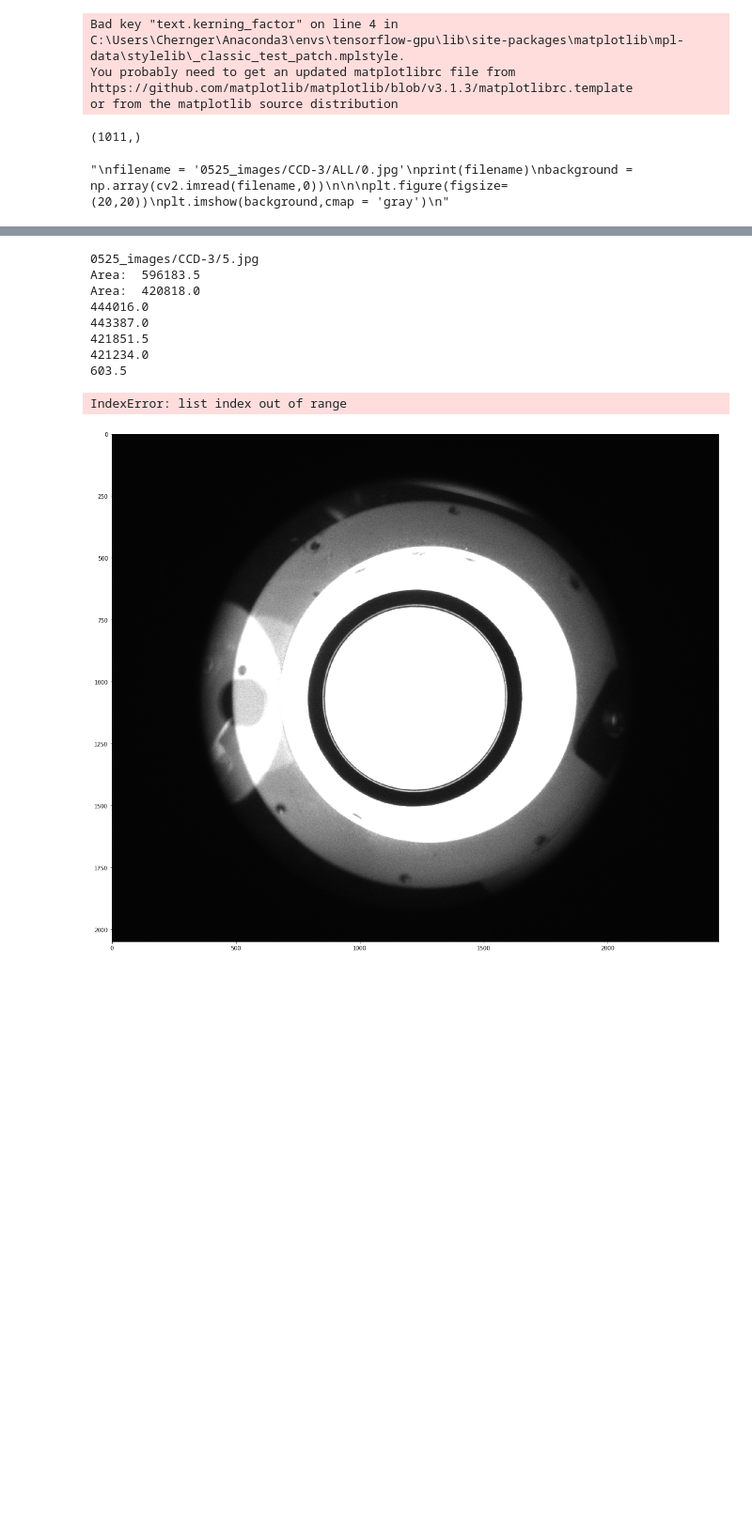
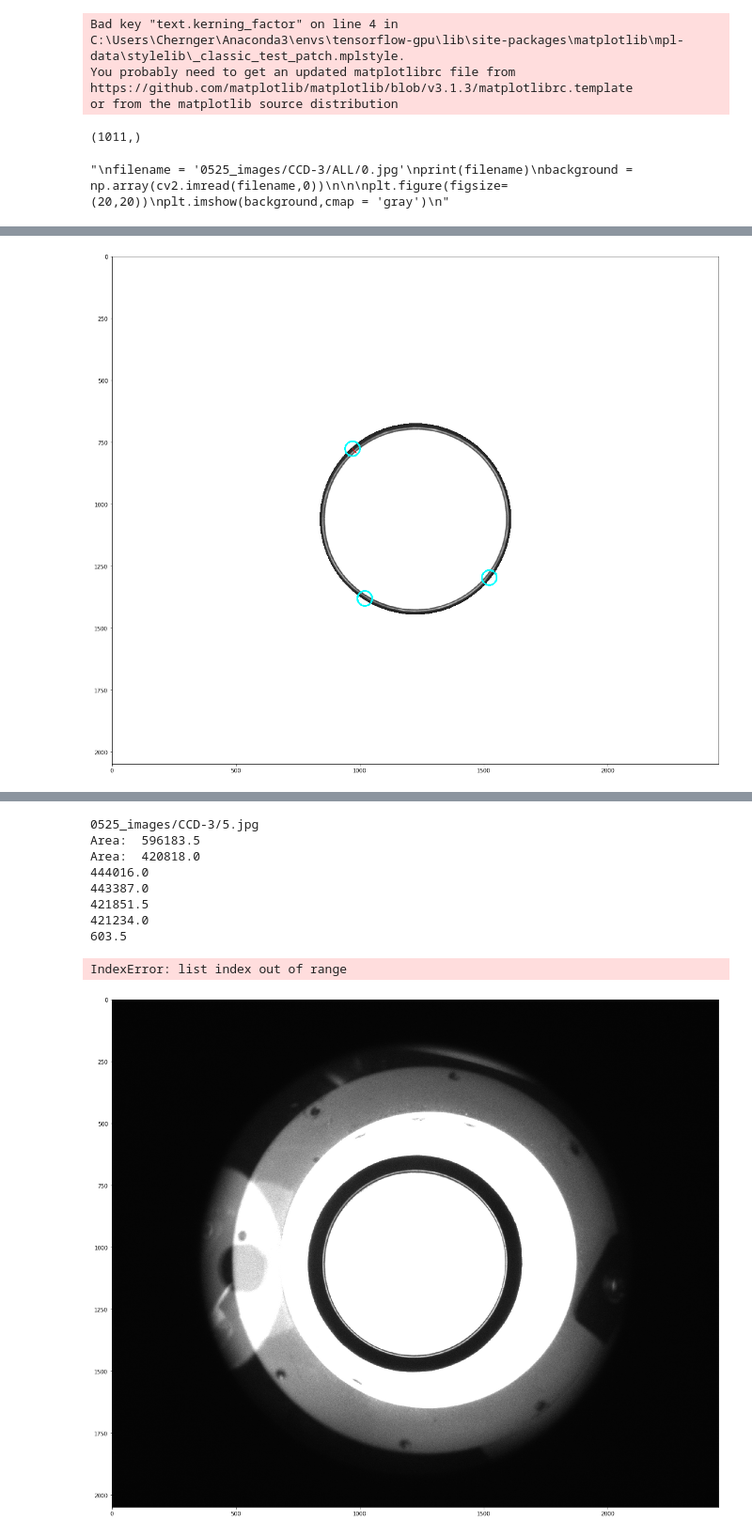
Before and after one commit to rex662624/ORing_Defect_Detection, a Jupyter notebook: Stop3_test.ipynb, the cells around one changed output, grey strips where cells are left out. Shown at 94% size. Cells and saved outputs as stored; diff of their text form; code cells hidden in the pictures; blank space fills up the shorter version.

Commit message:
optimize Stop3 parameter and algorithm

```diff
--- a/Stop3_test.ipynb
+++ b/Stop3_test.ipynb
@@ -41,15 +41,23 @@ from scipy.signal import find_peaks
 from scipy import signal
 
 #filename = '0525_images/CCD-3/14.jpg'
-filename = '0525_images/CCD-3/51.jpg'
+filename = '0525_images/CCD-3/9.jpg'
 print(filename)
 image = np.array(cv2.imread(filename,0))
 backtorgb = cv2.cvtColor(image,cv2.COLOR_GRAY2RGB)
 
 #==============================================先用canny找出輪廓=============================================
 ret, thresh1 = cv2.threshold(image, 70, 255, cv2.THRESH_BINARY_INV)
+# plt.figure(figsize=(20,20))
+# plt.imsave('stop3_step1.jpg',thresh1,cmap='gray')
+
+
 open_kernel = cv2.getStructuringElement(cv2.MORPH_ELLIPSE,(4,3))
 thresh1 = cv2.morphologyEx(thresh1, cv2.MORPH_OPEN, open_kernel)
+
+# plt.figure(figsize=(20,20))
+# plt.imsave('stop3_step2.jpg',thresh1,cmap='gray')
+
 
 #plt.figure(figsize=(20,20))
 #plt.imshow(image,cmap = 'gray')
@@ -86,6 +94,8 @@ for i in range(np.array(contours).shape[0]):
 # plt.figure(figsize=(20,20))
 # plt.imshow(backtorgb)
 
+# plt.figure(figsize=(20,20))
+# plt.imsave('stop3_step3.jpg',backtorgb)
 #==========================================外圓減內圓(外圓是面積最大那一個，index = 0 ，內圓面積最小，index = -1)
 '''
 
@@ -131,7 +141,11 @@ image[oringmask == 0] = 255
 backtorgb_inner_oring = cv2.cvtColor(image,cv2.COLOR_GRAY2RGB)
 backtorgb_inner_oring2 = cv2.cvtColor(image,cv2.COLOR_GRAY2RGB)
 
-cv2.circle(backtorgb_inner_oring,(cx,cy),(r+7), (0,255 ,0), 3)
+#cv2.circle(backtorgb_inner_oring,(cx,cy),(r+7), (0,255 ,0), 3)
+
+
+# plt.figure(figsize=(20,20))
+# plt.imsave('stop3_step4.jpg',backtorgb_inner_oring)
 
 #================================================從圓心射線================================
 #image = cv2.blur(image,(3,3))
@@ -183,7 +197,7 @@ image_threshold = cv2.morphologyEx(image_threshold, cv2.MORPH_OPEN, open_kernel)
 
 
 #=====blur image=====
-# image = cv2.blur(image,(3,3))
+image = cv2.blur(image,(3,3))
 # kernel = np.array([[-1,-1,-1], [-1,9,-1], [-1,-1,-1]])
 # image = cv2.filter2D(image, -1, kernel)
 #=====================
@@ -212,7 +226,8 @@ for degree in range(int(360//degree_delta)):
 continuslist = []
 all_diff_list = []
 degree_1phase_list = []
-all_min_list = []
+all_valley_list = []
+all_peak_list = []
 threshold_1phase = 30
 threshold_2phase = 10
 for degree in range(720):
@@ -224,6 +239,7 @@ for degree in range(720):
     valley, _ = find_peaks(-pass_list, height=0, prominence = 10)
 
     peak_and_valley_list = np.concatenate((pass_list[peaks], pass_list[valley]), axis=0)
+
 #     fig, ax = plt.subplots( nrows=1, ncols=1 )
 #     #plt.figure(figsize=(20,20))
 #     ax.plot(pass_list)
@@ -241,32 +257,65 @@ for degree in range(720):
     diff_list = abs(peak_and_valley_list - shift_peak_and_valley_list)
 
     diff_list = diff_list[1::2]
+
+    if(len(peaks)==0 or len(valley)==0 ):#如果沒找到local min 和max
+        all_diff_list.append(-1)
+        all_valley_list.append(-1)
+        cv2.line(backtorgb,(inner_x[degree],inner_y[degree]),(x[degree],y[degree]),255,2)
+        cv2.circle(backtorgb,(x[degree],y[degree]),30, (0,255 ,255), 5)
+        continue
+
     #print(peak_and_valley_list,diff_list)
 #     print(degree)
     now_diff = max(diff_list)
     all_diff_list.append(now_diff)
-    all_min_list.append(min(pass_list[valley]))
+    all_valley_list.append(min(pass_list[valley]))
+    all_peak_list.append(min(pass_list[valley])+now_diff)# valley+diff = peak
 
-    if(min(pass_list[valley])>120 or max(diff_list)<threshold_1phase):
+    #如果valley pixel>140 或差值>某個值
+    if(min(pass_list[valley])>120 or now_diff < threshold_1phase):
         degree_1phase_list.append(degree)
 
-    #if(degree<=149 and degree>=149):
-        #cv2.line(backtorgb_inner_oring,(inner_x[degree],inner_y[degree]),(x[degree],y[degree]),255,2)
+    if(degree>=444 and degree<=444 ):
+         cv2.line(backtorgb_inner_oring,(inner_x[degree],inner_y[degree]),(x[degree],y[degree]),255,2)
+
+
+#     if(degree%3==0):
+#         cv2.line(backtorgb_inner_oring,(inner_x[degree],inner_y[degree]),(x[degree],y[degree]),255,2)
         #cv2.circle(backtorgb_inner_oring,(x[degree],y[degree]),30, (0,255 ,255), 5)
 
+# plt.figure(figsize=(20,20))
+# plt.imsave('stop3_step5.jpg',backtorgb_inner_oring)
+
 for i in range(len(degree_1phase_list)):#第一階段有問題的degree，第二階段看看是不是真的有問題
+    degree = degree_1phase_list[i]
+    now_valley_value = all_valley_list[degree]
+    prev_valley_value = all_valley_list[(degree+5)%720]
+    next_valley_value = all_valley_list[(degree-5)%720]
 
-    degree = degree_1phase_list[i]
-    now_value = all_min_list[degree]
-    prev_value = all_min_list[degree+1]
-    next_value = all_min_list[degree-1]
+    now_peak_value = all_peak_list[degree]
+    prev_peak_value = all_peak_list[(degree+5)%720]
+    next_peak_value = all_peak_list[(degree-5)%720]
+
+    now_peak_valley_difference = all_diff_list[degree]
+    prev_peak_valley_difference = all_diff_list[(degree+5)%720]
+    next_peak_valley_difference = all_diff_list[(degree-5)%720]
+
     #print(abs(float(prev_value)-float(now_value)), " ", abs(float(next_value) - float(now_value)))
-
-    if((abs(float(prev_value)-float(now_value))>threshold_2phase and abs(float(next_value) - float(now_value))>threshold_2phase)):
-        cv2.line(backtorgb_inner_oring,(inner_x[degree],inner_y[degree]),(x[degree],y[degree]),255,2)
+#     print("one:  degree: ", degree,
+#           "valley value prev,now,next",prev_valley_value,now_valley_value,next_valley_value,
+#           "peak value prev,now,next",prev_peak_value,now_peak_value,next_peak_value,
+#           "peak-valley value prev,now, next", prev_peak_valley_difference, now_peak_valley_difference, next_peak_valley_difference)
+#     #cv2.circle(backtorgb_inner_oring,(x[degree],y[degree]),30, (0,255 ,255), 5)
+    #跟周圍鄰居的 peak-valley 比起來 > threshold  而且valley值要>別人一個threshold
+    if((float(now_valley_value)-float(prev_valley_value)>0) and (float(now_valley_value) - float(next_valley_value))>0
+       and ((float(prev_peak_valley_difference)-float(now_peak_valley_difference))+(float(next_peak_valley_difference)-float(now_peak_valley_difference)))>20):
+        #例外: (最小值跟周圍比起來小很多)(5.jpg的202度)
+        print("degree: ", degree, "min value prev,now,next",prev_valley_value,now_valley_value,next_valley_value, "peak-valley value prev,now, next", prev_peak_valley_difference, now_peak_valley_difference, next_peak_valley_difference)
+#         cv2.line(backtorgb_inner_oring,(inner_x[degree],inner_y[degree]),(x[degree],y[degree]),255,2)
         cv2.circle(backtorgb_inner_oring,(x[degree],y[degree]),30, (0,255 ,255), 5)
 
 plt.figure(figsize=(20,20))
-#plt.imshow(backtorgb_inner_oring)
-plt.imsave("temp.jpg",backtorgb_inner_oring)
+plt.imshow(backtorgb_inner_oring)
+#plt.imsave("temp.jpg",backtorgb_inner_oring)
 # %% [output]
@@ -277,0 +330 @@ plt.imsave("temp.jpg",backtorgb_inner_oring)
+[figure, added]
```
Also changed, not shown: parts of 2 cells of this notebook, 1 other file.
